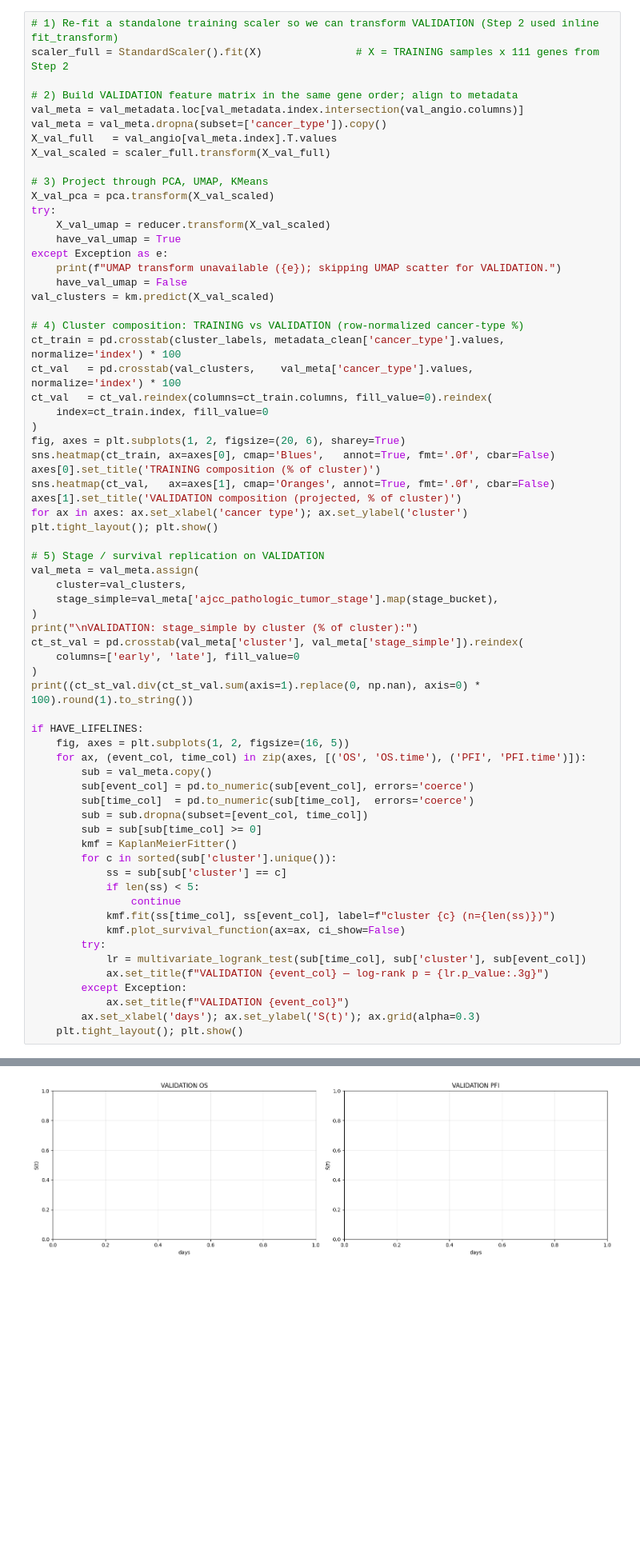
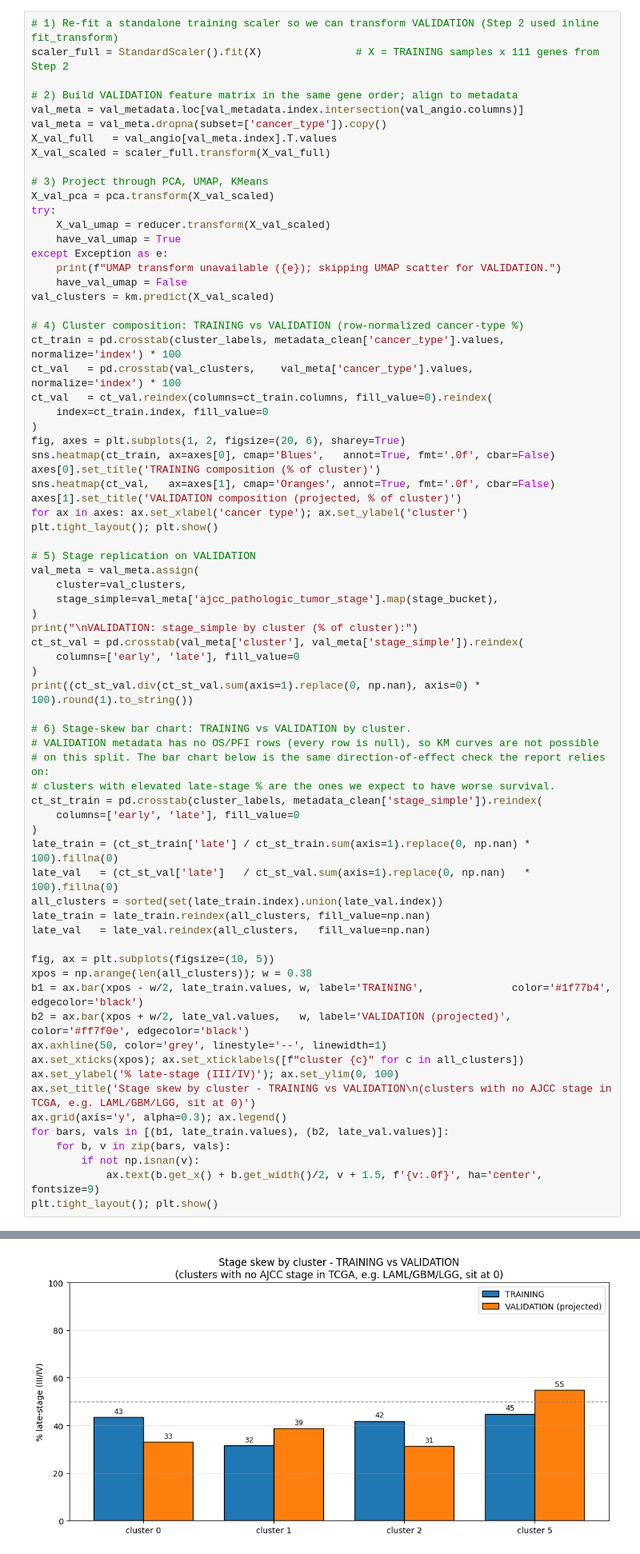
Before and after one commit to aryanmhaskar/Module-4-Cancer, a Jupyter notebook: code/Module 4 Template.ipynb, the cells around one changed output, grey strips where cells are left out. Shown at 80% size. Drawn from its saved outputs; the diff is of its cells as text; blank space fills up the shorter version.

Commit message:
final notebook edits- fixed broken figures and added more explanations

```diff
--- a/code/Module 4 Template.ipynb
+++ b/code/Module 4 Template.ipynb
@@ -1126,54 +1132,59 @@ ct_val   = pd.crosstab(val_clusters,    val_meta['cancer_type'].values,     norm
 ct_val   = ct_val.reindex(columns=ct_train.columns, fill_value=0).reindex(
     index=ct_train.index, fill_value=0
 )
 fig, axes = plt.subplots(1, 2, figsize=(20, 6), sharey=True)
 sns.heatmap(ct_train, ax=axes[0], cmap='Blues',   annot=True, fmt='.0f', cbar=False)
 axes[0].set_title('TRAINING composition (% of cluster)')
 sns.heatmap(ct_val,   ax=axes[1], cmap='Oranges', annot=True, fmt='.0f', cbar=False)
 axes[1].set_title('VALIDATION composition (projected, % of cluster)')
 for ax in axes: ax.set_xlabel('cancer type'); ax.set_ylabel('cluster')
 plt.tight_layout(); plt.show()
 
-# 5) Stage / survival replication on VALIDATION
+# 5) Stage replication on VALIDATION
 val_meta = val_meta.assign(
     cluster=val_clusters,
     stage_simple=val_meta['ajcc_pathologic_tumor_stage'].map(stage_bucket),
 )
 print("\nVALIDATION: stage_simple by cluster (% of cluster):")
 ct_st_val = pd.crosstab(val_meta['cluster'], val_meta['stage_simple']).reindex(
     columns=['early', 'late'], fill_value=0
 )
 print((ct_st_val.div(ct_st_val.sum(axis=1).replace(0, np.nan), axis=0) * 100).round(1).to_string())
 
-if HAVE_LIFELINES:
-    fig, axes = plt.subplots(1, 2, figsize=(16, 5))
-    for ax, (event_col, time_col) in zip(axes, [('OS', 'OS.time'), ('PFI', 'PFI.time')]):
-        sub = val_meta.copy()
-        sub[event_col] = pd.to_numeric(sub[event_col], errors='coerce')
-        sub[time_col]  = pd.to_numeric(sub[time_col],  errors='coerce')
-        sub = sub.dropna(subset=[event_col, time_col])
-        sub = sub[sub[time_col] >= 0]
-        kmf = KaplanMeierFitter()
-        for c in sorted(sub['cluster'].unique()):
-            ss = sub[sub['cluster'] == c]
-            if len(ss) < 5:
-                continue
-            kmf.fit(ss[time_col], ss[event_col], label=f"cluster {c} (n={len(ss)})")
-            kmf.plot_survival_function(ax=ax, ci_show=False)
-        try:
-            lr = multivariate_logrank_test(sub[time_col], sub['cluster'], sub[event_col])
-            ax.set_title(f"VALIDATION {event_col} — log-rank p = {lr.p_value:.3g}")
-        except Exception:
-            ax.set_title(f"VALIDATION {event_col}")
-        ax.set_xlabel('days'); ax.set_ylabel('S(t)'); ax.grid(alpha=0.3)
-    plt.tight_layout(); plt.show()
+# 6) Stage-skew bar chart: TRAINING vs VALIDATION by cluster.
+# VALIDATION metadata has no OS/PFI rows (every row is null), so KM curves are not possible
+# on this split. The bar chart below is the same direction-of-effect check the report relies on:
+# clusters with elevated late-stage % are the ones we expect to have worse survival.
+ct_st_train = pd.crosstab(cluster_labels, metadata_clean['stage_simple']).reindex(
+    columns=['early', 'late'], fill_value=0
+)
+late_train = (ct_st_train['late'] / ct_st_train.sum(axis=1).replace(0, np.nan) * 100).fillna(0)
+late_val   = (ct_st_val['late']   / ct_st_val.sum(axis=1).replace(0, np.nan)   * 100).fillna(0)
+all_clusters = sorted(set(late_train.index).union(late_val.index))
+late_train = late_train.reindex(all_clusters, fill_value=np.nan)
+late_val   = late_val.reindex(all_clusters,   fill_value=np.nan)
+
+fig, ax = plt.subplots(figsize=(10, 5))
+xpos = np.arange(len(all_clusters)); w = 0.38
+b1 = ax.bar(xpos - w/2, late_train.values, w, label='TRAINING',              color='#1f77b4', edgecolor='black')
+b2 = ax.bar(xpos + w/2, late_val.values,   w, label='VALIDATION (projected)', color='#ff7f0e', edgecolor='black')
+ax.axhline(50, color='grey', linestyle='--', linewidth=1)
+ax.set_xticks(xpos); ax.set_xticklabels([f"cluster {c}" for c in all_clusters])
+ax.set_ylabel('% late-stage (III/IV)'); ax.set_ylim(0, 100)
+ax.set_title('Stage skew by cluster - TRAINING vs VALIDATION\n(clusters with no AJCC stage in TCGA, e.g. LAML/GBM/LGG, sit at 0)')
+ax.grid(axis='y', alpha=0.3); ax.legend()
+for bars, vals in [(b1, late_train.values), (b2, late_val.values)]:
+    for b, v in zip(bars, vals):
+        if not np.isnan(v):
+            ax.text(b.get_x() + b.get_width()/2, v + 1.5, f'{v:.0f}', ha='center', fontsize=9)
+plt.tight_layout(); plt.show()
 # %% [output]
 [figure]
 VALIDATION: stage_simple by cluster (% of cluster):
 stage_simple  early  late
 cluster
 0              67.0  33.0
 1              61.1  38.9
 2              68.7  31.3
 5              45.0  55.0
-[figure, old version]
+[figure, new version]
```
Also changed, not shown: parts of 9 cells of this notebook.
